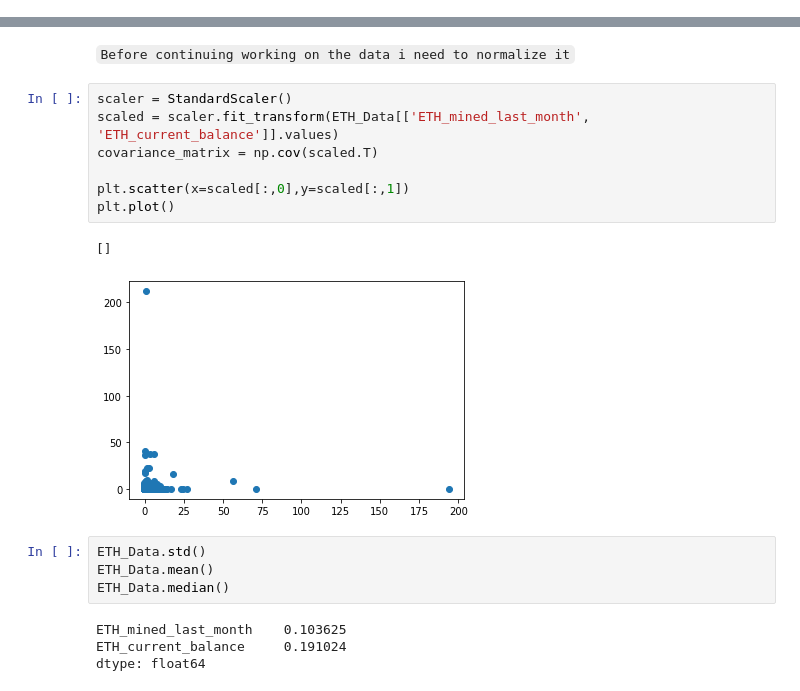
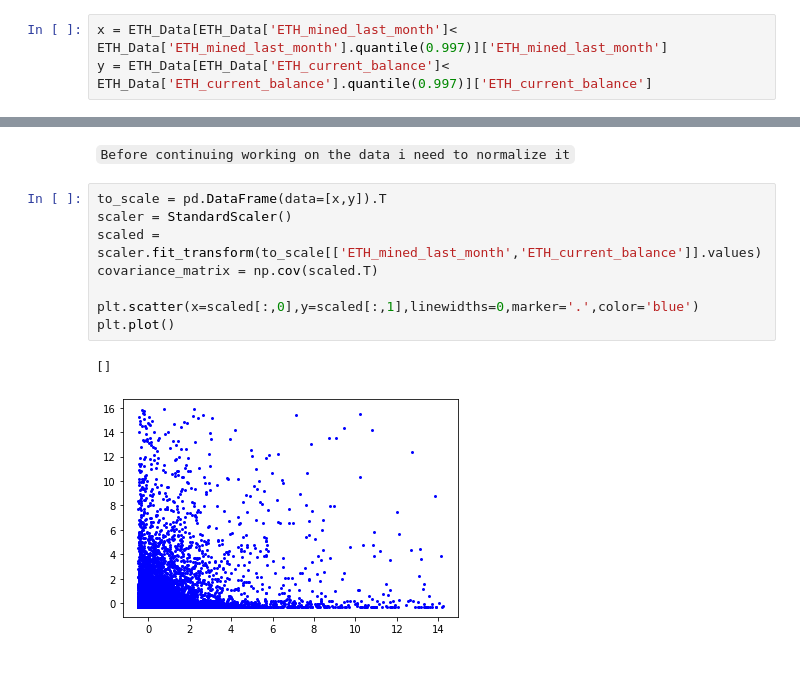
Before and after one commit to motm-1/DS-proyects, a Jupyter notebook: ETH_2MINERS_PROYECT.ipynb, the cells around one changed output, grey strips where cells are left out. Drawn from its saved outputs; the diff is of its cells as text.

```diff
--- a/ETH_2MINERS_PROYECT.ipynb
+++ b/ETH_2MINERS_PROYECT.ipynb
@@ -157,0 +158,3 @@ ETH_Data[ETH_Data['ETH_current_balance']< ETH_Data['ETH_current_balance'].quanti
+# %%
+x = ETH_Data[ETH_Data['ETH_mined_last_month']< ETH_Data['ETH_mined_last_month'].quantile(0.997)]['ETH_mined_last_month']
+y = ETH_Data[ETH_Data['ETH_current_balance']< ETH_Data['ETH_current_balance'].quantile(0.997)]['ETH_current_balance']
@@ -166,20 +203,13 @@ plt.plot()
 # %% [markdown]
 `Before continuing working on the data i need to normalize it`
 # %%
+to_scale = pd.DataFrame(data=[x,y]).T
 scaler = StandardScaler()
-scaled = scaler.fit_transform(ETH_Data[['ETH_mined_last_month', 'ETH_current_balance']].values)
+scaled = scaler.fit_transform(to_scale[['ETH_mined_last_month','ETH_current_balance']].values)
 covariance_matrix = np.cov(scaled.T)
 
-plt.scatter(x=scaled[:,0],y=scaled[:,1])
+plt.scatter(x=scaled[:,0],y=scaled[:,1],linewidths=0,marker='.',color='blue')
 plt.plot()
 # %% [output]
 []
-[figure, old version]
+[figure, new version]
-# %%
-ETH_Data.std()
-ETH_Data.mean()
-ETH_Data.median()
-# %% [output]
-ETH_mined_last_month    0.103625
-ETH_current_balance     0.191024
-dtype: float64
```
Also changed, not shown: parts of 7 cells of this notebook.
